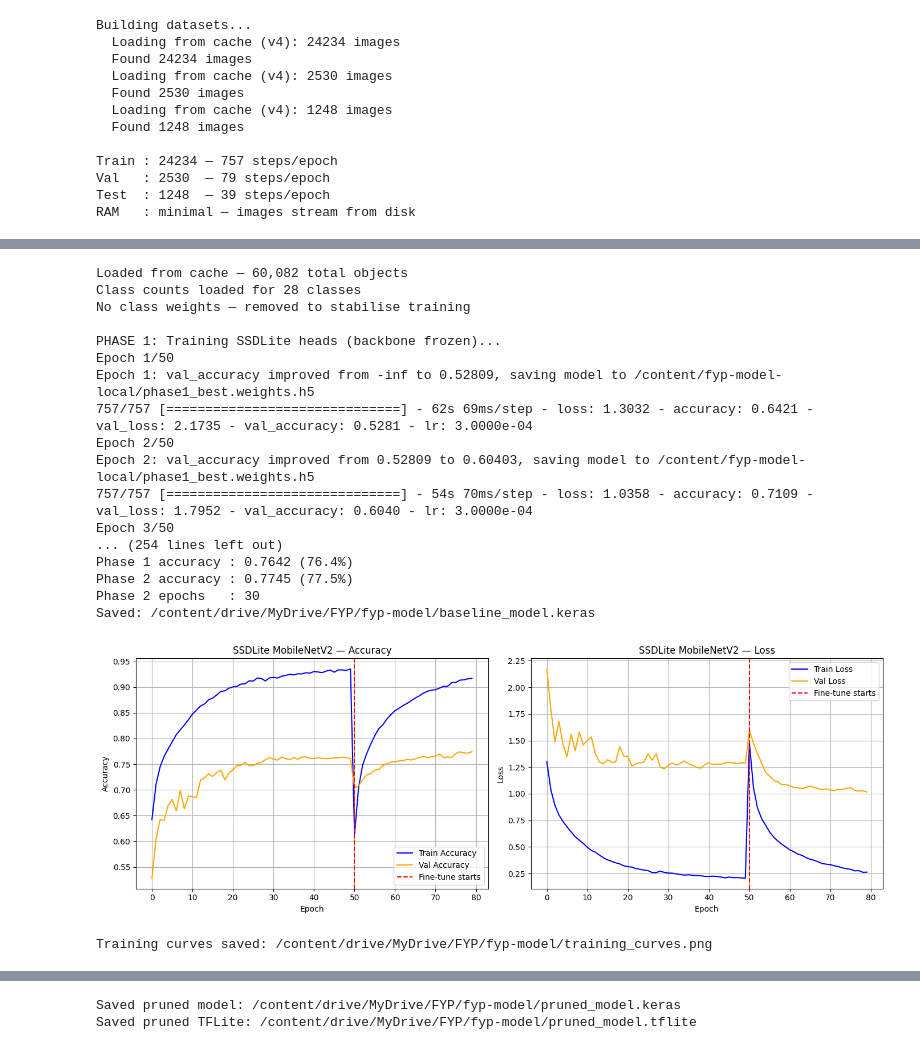
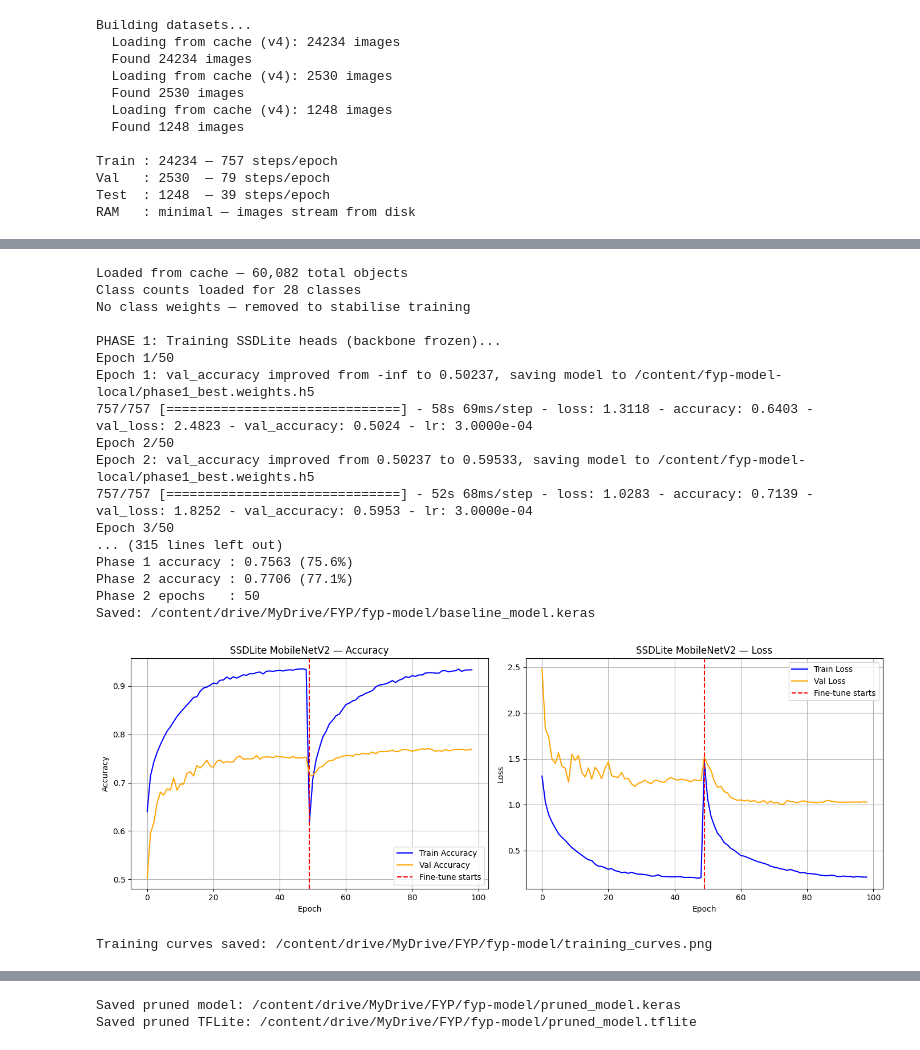
Before and after one commit to amavi-e/A-TinyML-Powered-Wearable-Navigation-Aid-for-the-Visually-Impaired, a Jupyter notebook: visionImpaired_ModelTraining.ipynb, the cells around one changed output, grey strips where cells are left out. Cells and saved outputs as stored; diff of their text form; code cells hidden in the pictures.

Commit message:
updated model training

```diff
--- a/visionImpaired_ModelTraining.ipynb
+++ b/visionImpaired_ModelTraining.ipynb
@@ -405,8 +428,7 @@ callbacks_phase1 = [
     keras.callbacks.EarlyStopping(
         patience=15,
         restore_best_weights=True,
-        monitor='val_accuracy',
-        min_delta=0.001
+        monitor='val_accuracy'
     ),
     keras.callbacks.ReduceLROnPlateau(
         monitor='val_loss',
@@ -459,7 +481,7 @@ model.compile(
 
 callbacks_phase2 = [
     keras.callbacks.EarlyStopping(
-        patience=10,
+        patience=15,
         restore_best_weights=True,
         monitor='val_accuracy',
         min_delta=0.001
@@ -467,7 +489,7 @@ callbacks_phase2 = [
     keras.callbacks.ReduceLROnPlateau(
         monitor='val_loss',
         factor=0.5,
-        patience=5,
+        patience=7,
         verbose=1,
         min_lr=1e-8
     ),
@@ -482,7 +504,7 @@ callbacks_phase2 = [
 
 history2 = model.fit(
     train_ds,
-    epochs=30,
+    epochs=60,
     steps_per_epoch=train_steps,
     validation_data=val_ds,
     validation_steps=val_steps,
@@ -529,42 +551,42 @@ axes[0].set_title('SSDLite MobileNetV2 — Accuracy')
 axes[0].set_xlabel('Epoch')
 axes[0].set_ylabel('Accuracy')
 axes[0].legend()
 axes[0].grid(True)
 
 axes[1].plot(loss, label='Train Loss', color='blue')
 axes[1].plot(vloss, label='Val Loss', color='orange')
 axes[1].axvline(x=phase1_end, color='red',
                 linestyle='--', label='Fine-tune starts')
 axes[1].set_title('SSDLite MobileNetV2 — Loss')
 axes[1].set_xlabel('Epoch')
 axes[1].set_ylabel('Loss')
 axes[1].legend()
 axes[1].grid(True)
 
 plt.tight_layout()
 curve_path = f'{MODEL_SAVE_PATH}/training_curves.png'
 plt.savefig(curve_path, dpi=150, bbox_inches='tight')
 plt.show()
 print(f"Training curves saved: {curve_path}")
 # %% [output]
 Loaded from cache — 60,082 total objects
 Class counts loaded for 28 classes
 No class weights — removed to stabilise training
 
 PHASE 1: Training SSDLite heads (backbone frozen)...
 Epoch 1/50
-Epoch 1: val_accuracy improved from -inf to 0.52809, saving model to /content/fyp-model-local/phase1_best.weights.h5
-757/757 [==============================] - 62s 69ms/step - loss: 1.3032 - accuracy: 0.6421 - val_loss: 2.1735 - val_accuracy: 0.5281 - lr: 3.0000e-04
+Epoch 1: val_accuracy improved from -inf to 0.50237, saving model to /content/fyp-model-local/phase1_best.weights.h5
+757/757 [==============================] - 58s 69ms/step - loss: 1.3118 - accuracy: 0.6403 - val_loss: 2.4823 - val_accuracy: 0.5024 - lr: 3.0000e-04
 Epoch 2/50
-Epoch 2: val_accuracy improved from 0.52809 to 0.60403, saving model to /content/fyp-model-local/phase1_best.weights.h5
-757/757 [==============================] - 54s 70ms/step - loss: 1.0358 - accuracy: 0.7109 - val_loss: 1.7952 - val_accuracy: 0.6040 - lr: 3.0000e-04
+Epoch 2: val_accuracy improved from 0.50237 to 0.59533, saving model to /content/fyp-model-local/phase1_best.weights.h5
+757/757 [==============================] - 52s 68ms/step - loss: 1.0283 - accuracy: 0.7139 - val_loss: 1.8252 - val_accuracy: 0.5953 - lr: 3.0000e-04
 Epoch 3/50
-... (254 lines left out)
-Phase 1 accuracy : 0.7642 (76.4%)
-Phase 2 accuracy : 0.7745 (77.5%)
-Phase 2 epochs   : 30
+... (315 lines left out)
+Phase 1 accuracy : 0.7563 (75.6%)
+Phase 2 accuracy : 0.7706 (77.1%)
+Phase 2 epochs   : 50
 Saved: /content/drive/MyDrive/FYP/fyp-model/baseline_model.keras
-[figure, old version]
+[figure, new version]
 Training curves saved: /content/drive/MyDrive/FYP/fyp-model/training_curves.png
 # %%
 prune_low_magnitude = tfmot.sparsity.keras.prune_low_magnitude
```
Also changed, not shown: parts of 7 cells of this notebook.
